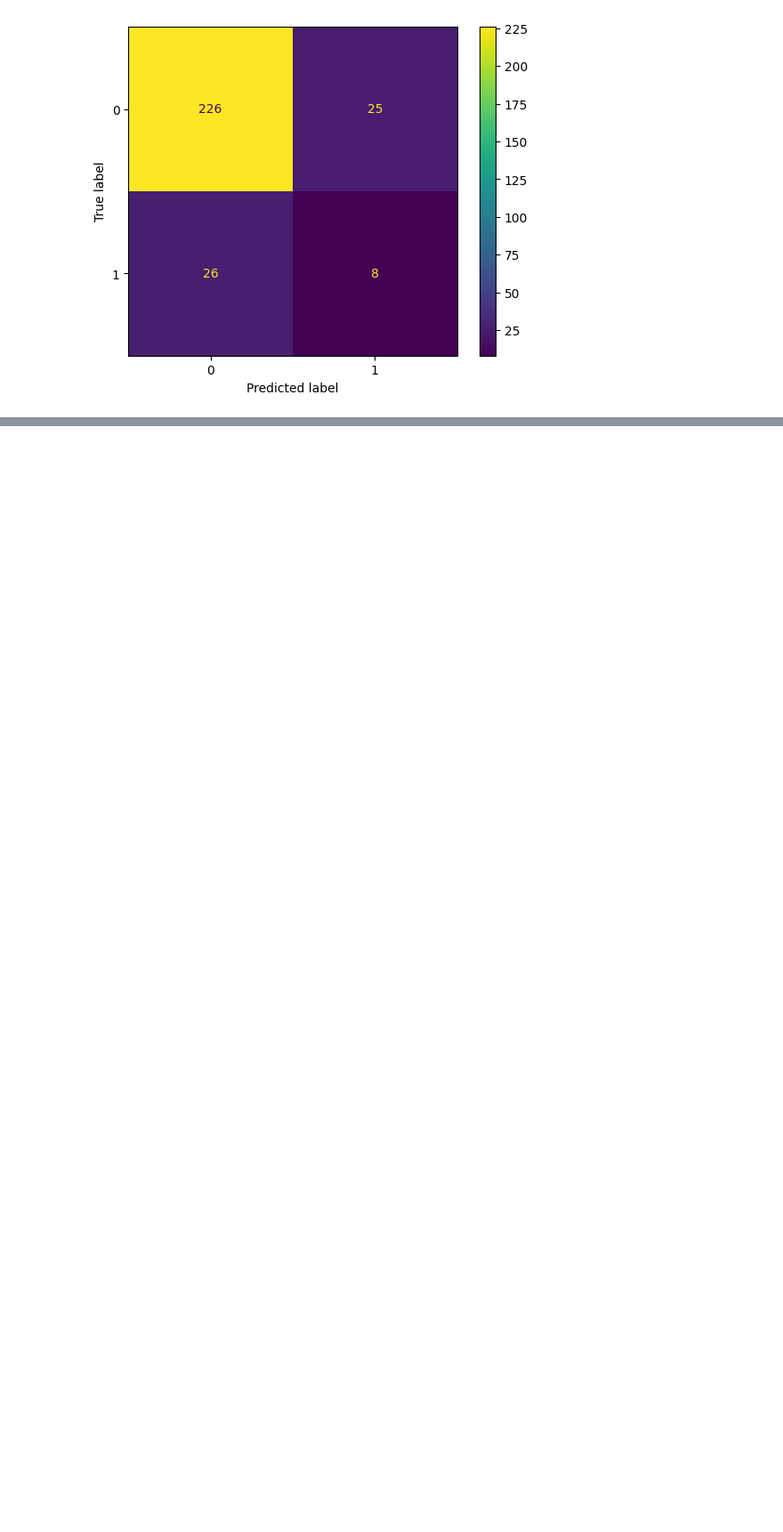
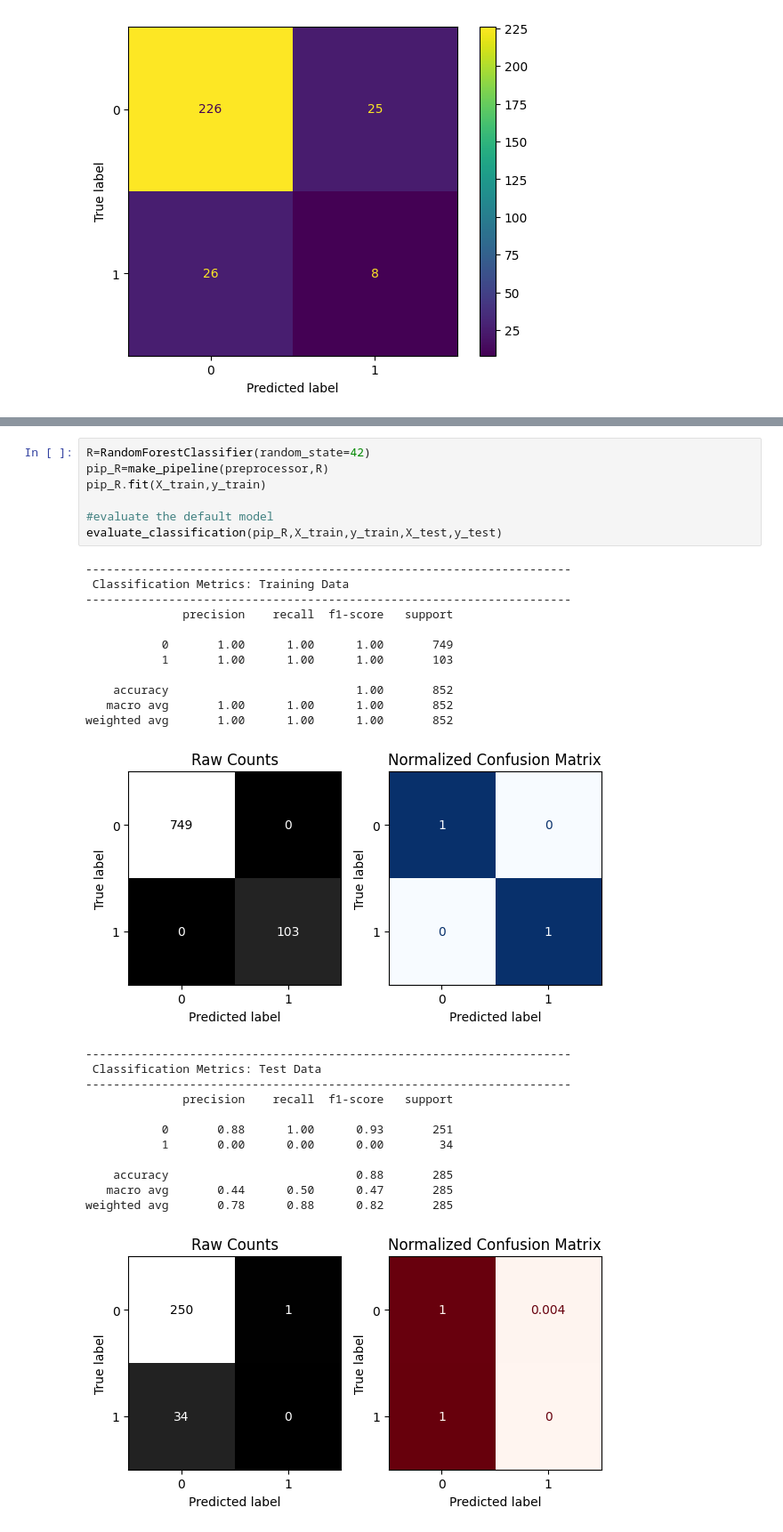
Before and after one commit to doa-2026/machine-learning, a Jupyter notebook: classification_metrics.ipynb, the cells around one changed output, grey strips where cells are left out. Shown at 89% size. Drawn from its saved outputs; the diff is of its cells as text; blank space fills up the shorter version.

```diff
--- a/classification_metrics.ipynb
+++ b/classification_metrics.ipynb
@@ -202,0 +380,32 @@ which is not good
+# %%
+R=RandomForestClassifier(random_state=42)
+pip_R=make_pipeline(preprocessor,R)
+pip_R.fit(X_train,y_train)
+
+#evaluate the default model
+evaluate_classification(pip_R,X_train,y_train,X_test,y_test)
+# %% [output]
+----------------------------------------------------------------------
+ Classification Metrics: Training Data
+----------------------------------------------------------------------
+              precision    recall  f1-score   support
+
+           0       1.00      1.00      1.00       749
+           1       1.00      1.00      1.00       103
+
+    accuracy                           1.00       852
+   macro avg       1.00      1.00      1.00       852
+weighted avg       1.00      1.00      1.00       852
+[figure, added]
+----------------------------------------------------------------------
+ Classification Metrics: Test Data
+----------------------------------------------------------------------
+              precision    recall  f1-score   support
+
+           0       0.88      1.00      0.93       251
+           1       0.00      0.00      0.00        34
+
+    accuracy                           0.88       285
+   macro avg       0.44      0.50      0.47       285
+weighted avg       0.78      0.88      0.82       285
+[figure, added]
```
Also changed, not shown: parts of 31 cells of this notebook.
